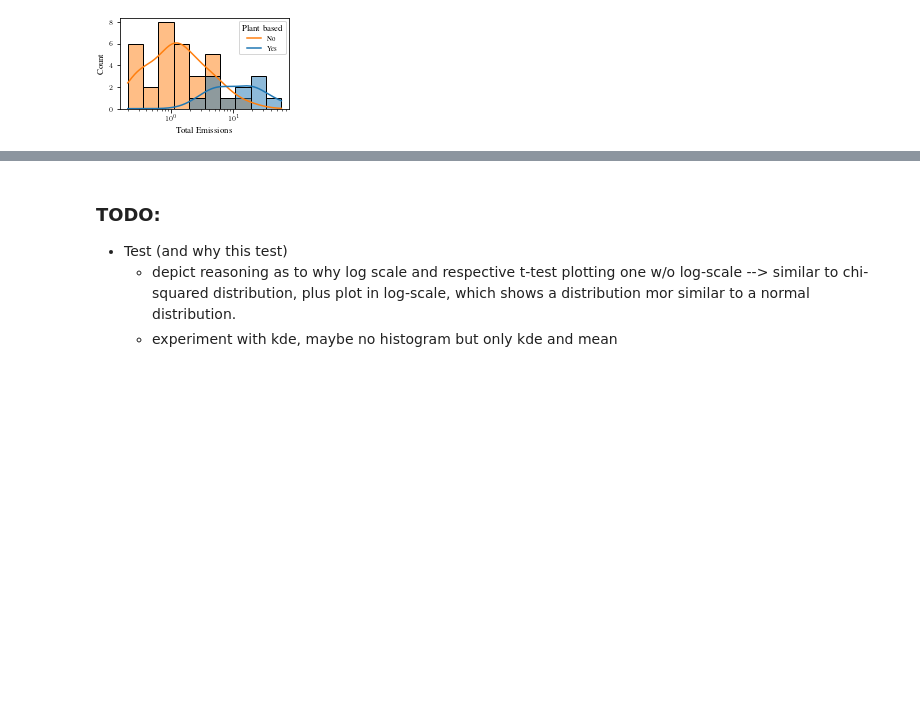
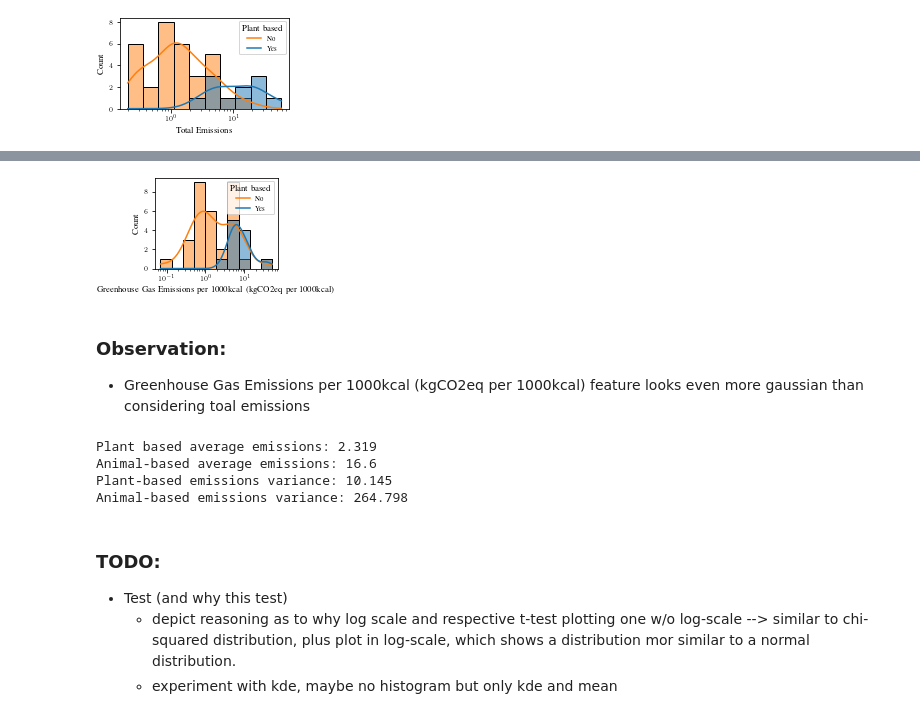
Before and after one commit to hannma/data-literacy-project, a Jupyter notebook: analysis/data_exploration.ipynb, the cells around one changed output, grey strips where cells are left out. Drawn from its saved outputs; the diff is of its cells as text; code cells hidden in the pictures; blank space fills up the shorter version.

```diff
--- a/analysis/data_exploration.ipynb
+++ b/analysis/data_exploration.ipynb
@@ -149,3 +174,40 @@ with plt.rc_context(bundles.neurips2022(usetex=True, rel_width=0.5, nrows=1, nco
+# %%
+#### data Transformation:   log()
+# for nice plots (pdf) in LaTeX math mode:
+with plt.rc_context(bundles.neurips2022(usetex=True, rel_width=0.5, nrows=1, ncols=1)):
+    # Setup code
+    fig, axs = plt.subplots(nrows=1, ncols=1)
+
+    # Plotting code
+    plant_hist = sns.histplot(x="Greenhouse Gas Emissions per 1000kcal (kgCO2eq per 1000kcal)", bins=10, legend=True,
+                              ax=axs, kde=True, log_scale=True, data=data, hue="Plant based")
+    plt.legend(title='Plant based', loc='upper right', labels=['No', 'Yes'])
+
+    # Save plot
+    fig.savefig(
+    "figures/logplot.pdf",
+    bbox_inches="tight",
+    pad_inches=0.01,
+    )
+# %% [output]
+[figure, added]
+# %% [markdown]
+### Observation:
+- Greenhouse Gas Emissions per 1000kcal (kgCO2eq per 1000kcal) feature looks even more gaussian than considering toal emissions
+# %%
+mean_plant = data_plant["Total Emissions"].mean()
+mean_animal = data_animal["Total Emissions"].mean()
+var_plant = data_plant["Total Emissions"].var()
+var_animal = data_animal["Total Emissions"].var()
+print("Plant based average emissions: " + str(round(mean_plant, 3)) + "\n" +
+      "Animal-based average emissions: " + str(round(mean_animal, 3)))
+print("Plant-based emissions variance: " + str(round(var_plant, 3)) + "\n" +
+      "Animal-based emissions variance: " + str(round(var_animal, 3)))
+# %% [output]
+Plant based average emissions: 2.319
+Animal-based average emissions: 16.6
+Plant-based emissions variance: 10.145
+Animal-based emissions variance: 264.798
 # %% [markdown]
 ### TODO:
 - Test (and why this test)
```
Also changed, not shown: parts of 4 cells of this notebook, 3 other files.
